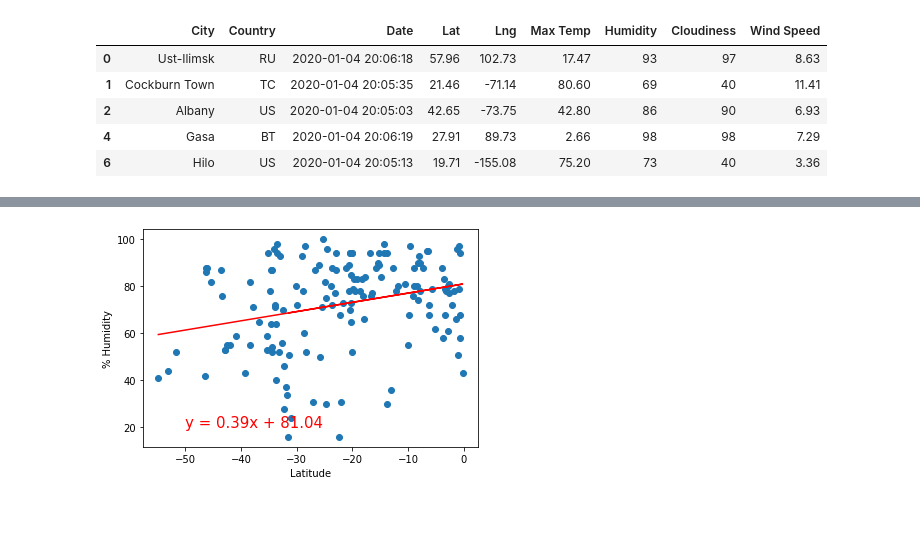
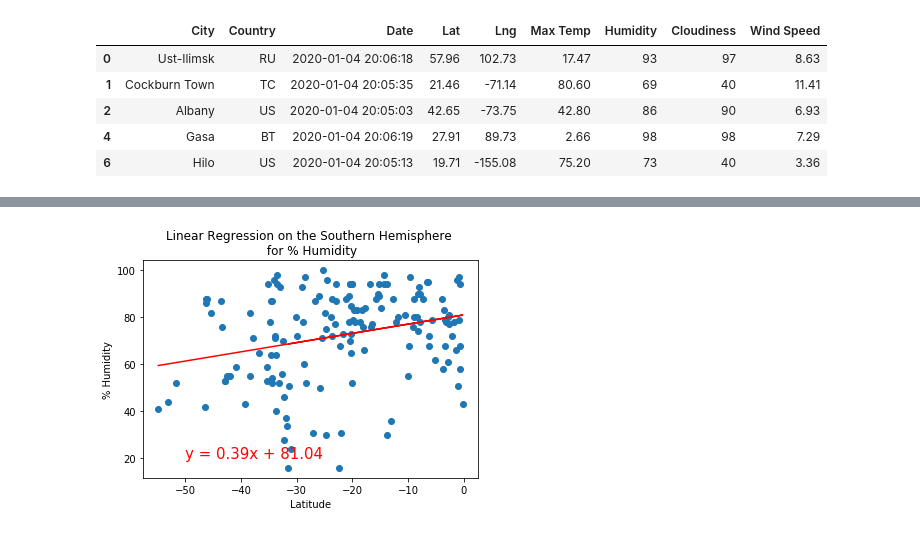
Before and after one commit to hillarykrumbholz/World_Weather_Analysis, a Jupyter notebook: WeatherPy.ipynb, the cells around one changed output, grey strips where cells are left out. Saved outputs shown, nothing was run; the diff lists cells and outputs as text; code cells hidden in the pictures.

```diff
--- a/WeatherPy.ipynb
+++ b/WeatherPy.ipynb
@@ -292,6 +292,7 @@ def plot_linear_regression(x_values, y_values, title, y_label, text_coordinates)
     plt.annotate(line_eq, text_coordinates, fontsize=15, color="red")
     plt.xlabel('Latitude')
     plt.ylabel(y_label)
+    plt.title(title)
     plt.show()
 # %%
 index13 = city_data_df.loc[13]
@@ -373,8 +378,10 @@ plot_linear_regression(x_values, y_values, 'Linear Regression on the Northern He
 # %%
 # Linear regression on the Southern Hemisphere
 x_values = southern_hemi_df["Lat"]
 y_values = southern_hemi_df["Humidity"]
 # Call the function.
-plot_linear_regression(x_values, y_values,'Linear Regression on the Southern Hemisphere \n for % Humidity', '% Humidity',(-50,20))
+plot_linear_regression(x_values, y_values,
+                       'Linear Regression on the Southern Hemisphere \n for % Humidity',
+                       '% Humidity',(-50,20))
 # %% [output]
-[figure, old version]
+[figure, new version]
```
Also changed, not shown: parts of 7 cells of this notebook.
